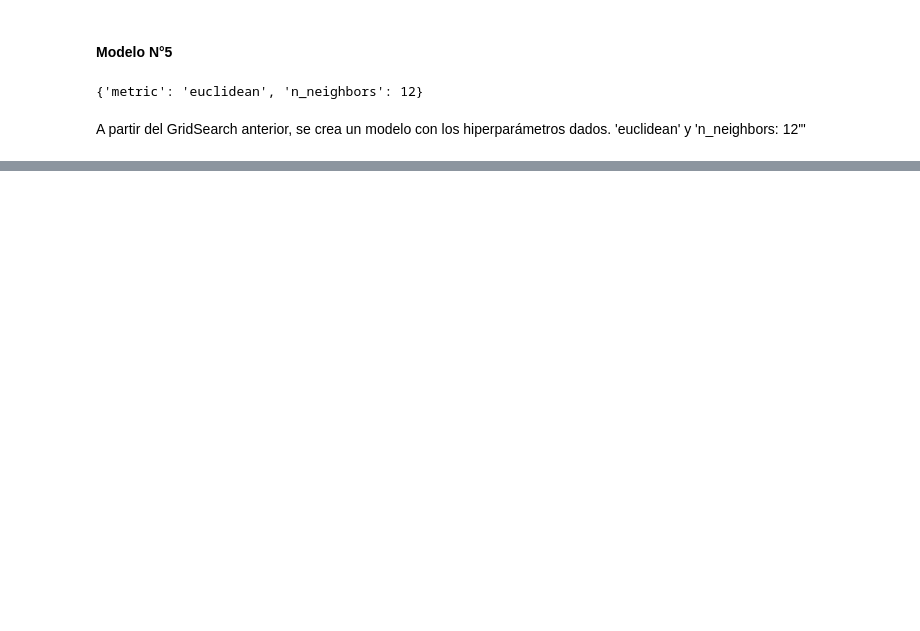
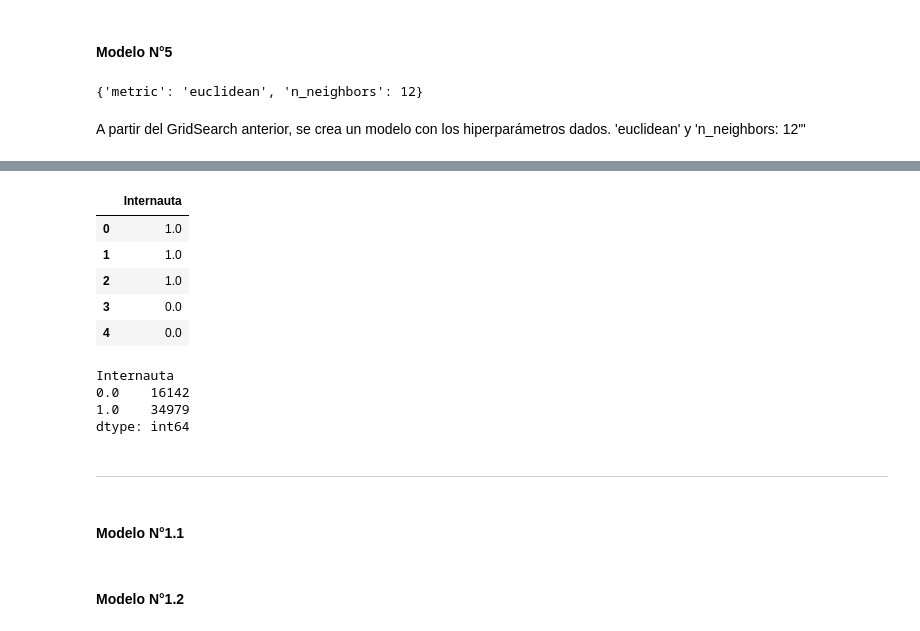
Before and after one commit to dar-rojas/MachineLearning-003D, a Jupyter notebook: modelling.ipynb, the cells around one changed output, grey strips where cells are left out. Saved outputs shown, nothing was run; the diff lists cells and outputs as text; code cells hidden in the pictures; blank space fills up the shorter version.

```diff
--- a/modelling.ipynb
+++ b/modelling.ipynb
@@ -253,0 +327,23 @@ r2: 0.23
+# %%
+y = pd.DataFrame(monopoly['Internauta'])
+y.head()
+# %% [output]
+|  | Internauta |
+| 0 | 1.0 |
+| 1 | 1.0 |
+| 2 | 1.0 |
+| 3 | 0.0 |
+| 4 | 0.0 |
+# %%
+y.groupby('Internauta').size()
+# %% [output]
+Internauta
+0.0    16142
+1.0    34979
+dtype: int64
+# %% [markdown]
+----
+# %% [markdown]
+#### **Modelo N°1.1**
+# %% [markdown]
+#### **Modelo N°1.2**
```
Also changed, not shown: parts of 17 cells of this notebook, 1 other file.
